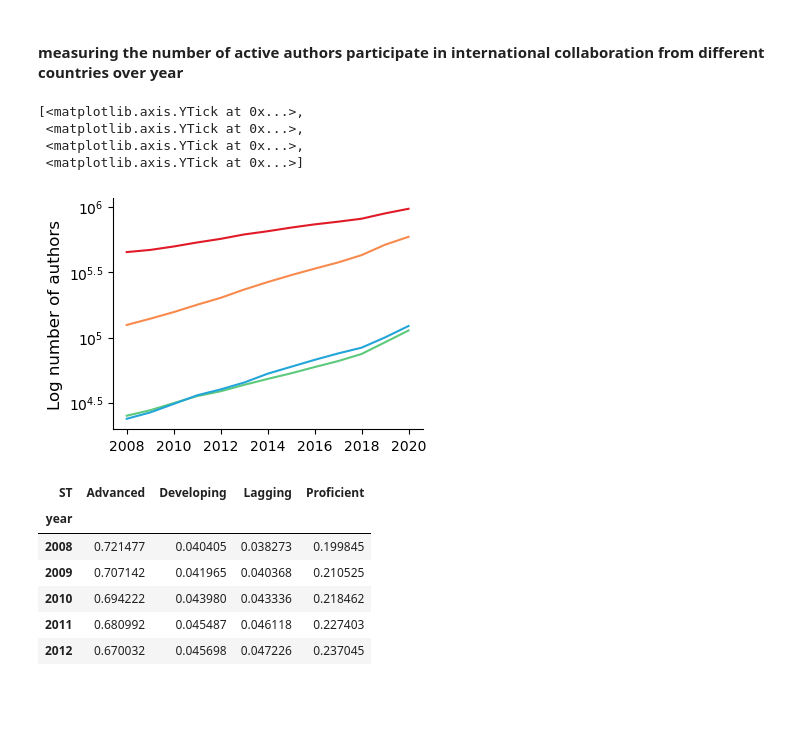
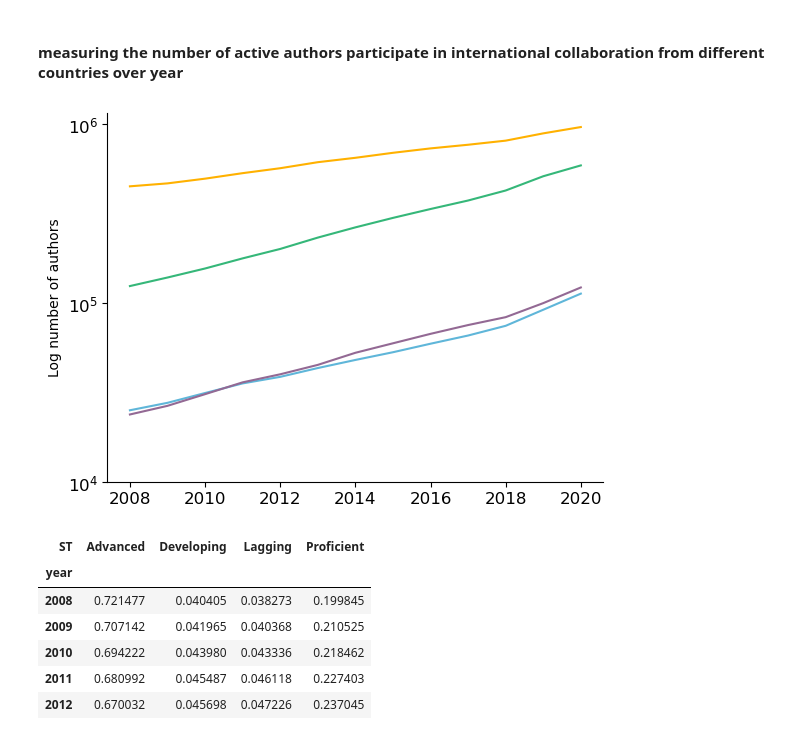
Before and after one commit to LiliMiaohub/international_collaboration, a Jupyter notebook: exps/authorship_distribution/international_workforce.ipynb, the cells around one changed output. Saved outputs shown, nothing was run; the diff lists cells and outputs as text; code cells hidden in the pictures; blank space fills up the shorter version.

```diff
--- a/exps/authorship_distribution/international_workforce.ipynb
+++ b/exps/authorship_distribution/international_workforce.ipynb
@@ -45,29 +50,23 @@ author_cnt = author_cnt.groupby(['year','ST']).size().reset_index(name='num_auth
 # %%
 author_cnt.loc[:,'author_log'] = np.log10(author_cnt['num_author'])
 # %%
-def plot_line(df, x, y, ylabel):
+def plot_line(df, x, y, ylabel, color_dict):
 
-    color=dict(zip(['Advanced', 'Proficient', 'Developing','Lagging'],['#E01A27', '#F88A4D', '#5DC97C','#23A5D9']))
-    fig, ax = plt.subplots(figsize=(4,3))
-    ax = sns.lineplot(x=x, y=y, hue='ST', data=df, ax=ax, legend=False, palette=color)
-    lines = [Line2D([0], [0], color=v, linewidth=3, linestyle='-',label=k) for k,v in color.items()]
-    #ax.legend(handles=lines,loc=(1.01,0.50),frameon=False)
-    ax.set_ylabel(ylabel, fontsize=12)
+    fig, ax = plt.subplots()
+    ax = sns.lineplot(x=x, y=y, hue='ST', data=df, ax=ax, legend=False, palette=color_dict)
+    ax.set_ylabel(ylabel, fontsize=10)
     ax.set_xlabel("")
-    #ax.tick_params(axis='both', which='major', labelsize=12)
+    ax.tick_params(axis='both', which='major', labelsize=12)
     ax.spines['top'].set_visible(False)
     ax.spines['right'].set_visible(False)
+    ax.set_yticks([4,5,6],['$10^{4}$','$10^{5}$','$10^{6}$'])
+    ax.set_xticks(range(2008,2021,2),range(2008,2021,2))
     return fig, ax
 # %%
-fig, ax = plot_line(author_cnt, 'year','author_log','Log number of authors')
-ax.set_yticks([4.5,5,5.5,6],['$10^{4.5}$','$10^{5}$','$10^{5.5}$','$10^{6}$'])
-#ax.set_xticks([2008,2010,2012,2014,2016,2018,2020],['$10^{4.5}$','$10^{5}$','$10^{5.5}$','$10^{6}$'])
+fig, ax = plot_line(author_cnt, 'year','author_log','Log number of authors', color_dict)
+#plt.savefig("../../data/dropbox/LaborDivision/figs/International_Workforce_TotalNumber.pdf",bbox_inches='tight')
 # %% [output]
-[<matplotlib.axis.YTick at 0x...>,
- <matplotlib.axis.YTick at 0x...>,
- <matplotlib.axis.YTick at 0x...>,
- <matplotlib.axis.YTick at 0x...>]
-[figure, old version]
+[figure, new version]
 # %%
 prop_df = author_cnt.pivot(index='year',columns='ST',values='num_author')
 prop_df = prop_df.div(prop_df.sum(axis=1), axis=0)
```
Also changed, not shown: parts of 7 cells of this notebook, 43 other files.
